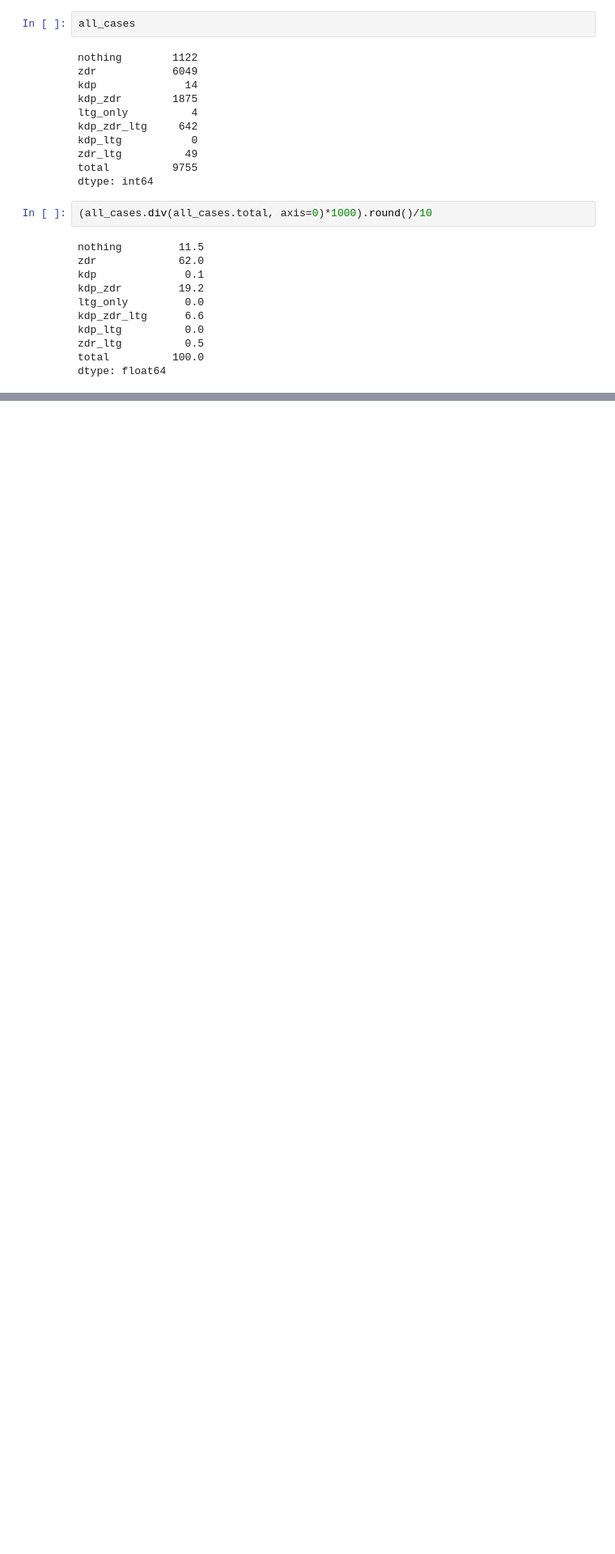
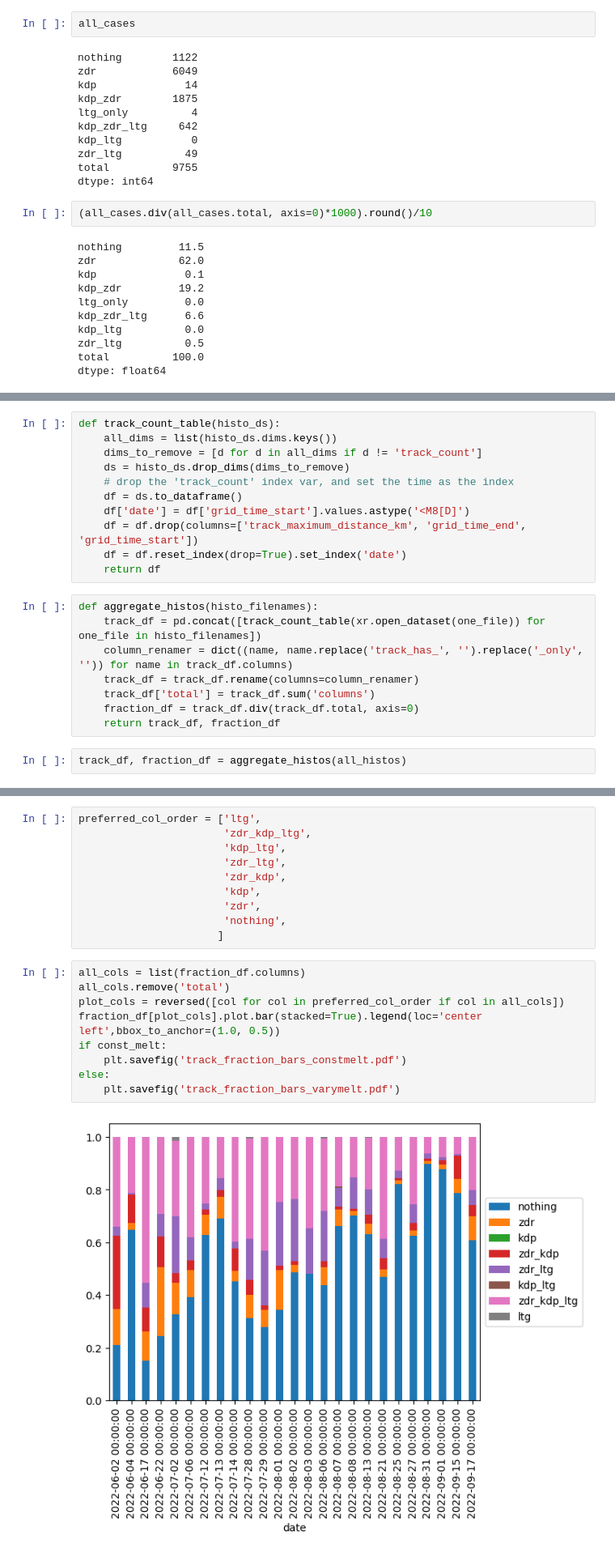
Before and after one commit to deeplycloudy/TRACER-PAWS-NEXRAD-LMA, a Jupyter notebook: notebooks/cases/track_stats.ipynb, the cells around one changed output, grey strips where cells are left out. Shown at 81% size. Drawn from its saved outputs; the diff is of its cells as text; blank space fills up the shorter version.

```diff
--- a/notebooks/cases/track_stats.ipynb
+++ b/notebooks/cases/track_stats.ipynb
@@ -126,0 +147,21 @@ dtype: float64
+# %%
+def track_count_table(histo_ds):
+    all_dims = list(histo_ds.dims.keys())
+    dims_to_remove = [d for d in all_dims if d != 'track_count']
+    ds = histo_ds.drop_dims(dims_to_remove)
+    # drop the 'track_count' index var, and set the time as the index
+    df = ds.to_dataframe()
+    df['date'] = df['grid_time_start'].values.astype('<M8[D]')
+    df = df.drop(columns=['track_maximum_distance_km', 'grid_time_end', 'grid_time_start'])
+    df = df.reset_index(drop=True).set_index('date')
+    return df
+# %%
+def aggregate_histos(histo_filenames):
+    track_df = pd.concat([track_count_table(xr.open_dataset(one_file)) for one_file in histo_filenames])
+    column_renamer = dict((name, name.replace('track_has_', '').replace('_only', '')) for name in track_df.columns)
+    track_df = track_df.rename(columns=column_renamer)
+    track_df['total'] = track_df.sum('columns')
+    fraction_df = track_df.div(track_df.total, axis=0)
+    return track_df, fraction_df
+# %%
+track_df, fraction_df = aggregate_histos(all_histos)
@@ -126,0 +217,21 @@ dtype: float64
+# %%
+preferred_col_order = ['ltg',
+                       'zdr_kdp_ltg',
+                       'kdp_ltg',
+                       'zdr_ltg',
+                       'zdr_kdp',
+                       'kdp',
+                       'zdr',
+                       'nothing',
+                      ]
+# %%
+all_cols = list(fraction_df.columns)
+all_cols.remove('total')
+plot_cols = reversed([col for col in preferred_col_order if col in all_cols])
+fraction_df[plot_cols].plot.bar(stacked=True).legend(loc='center left',bbox_to_anchor=(1.0, 0.5))
+if const_melt:
+    plt.savefig('track_fraction_bars_constmelt.pdf')
+else:
+    plt.savefig('track_fraction_bars_varymelt.pdf')
+# %% [output]
+[figure, added]
```
Also changed, not shown: parts of 5 cells of this notebook, 1 other file.
